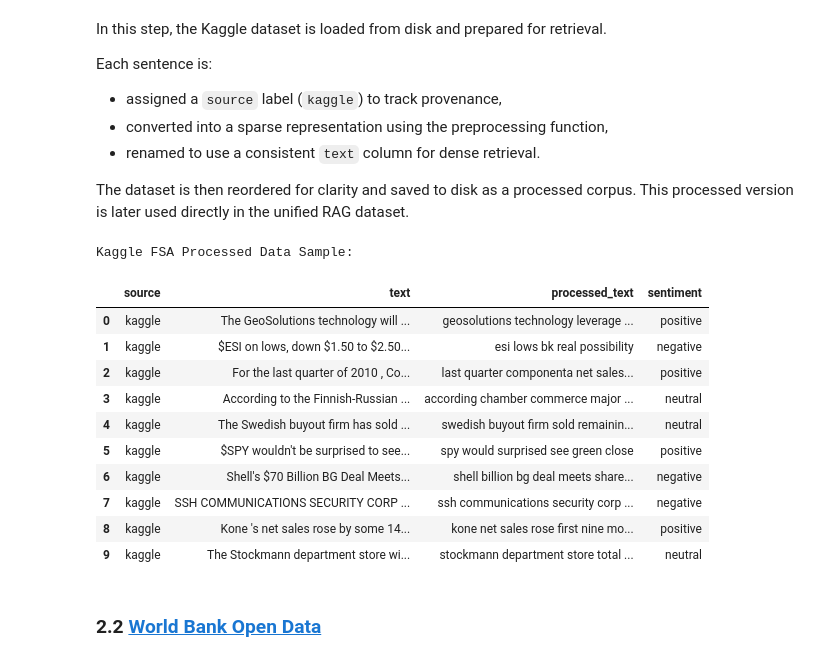
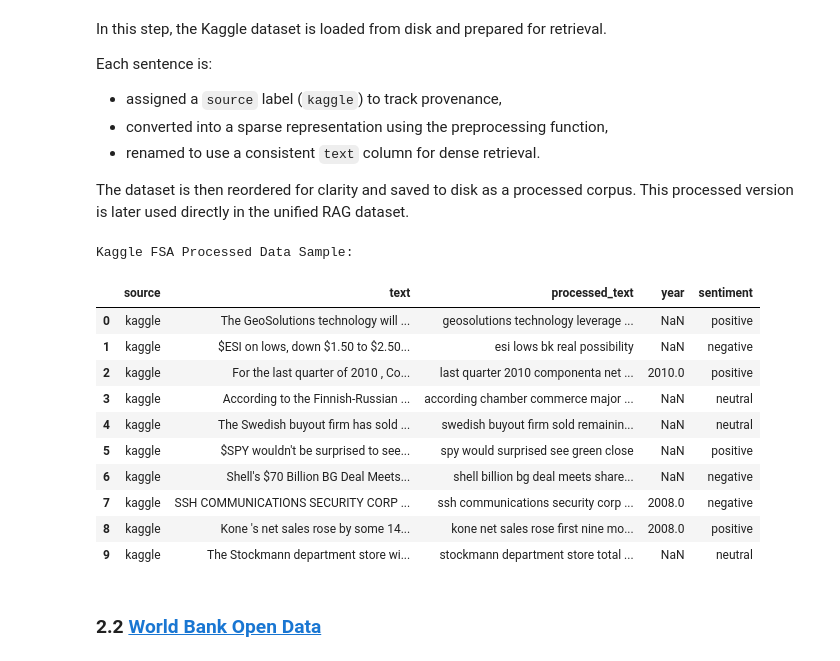
Before and after one commit to DavidF-22/ICS5111-MiningLargeScaleData_Project, a Jupyter notebook: RagAssignment.ipynb, the cells around one changed output. Cells and saved outputs as stored; diff of their text form; code cells hidden in the pictures.

```diff
--- a/RagAssignment.ipynb
+++ b/RagAssignment.ipynb
@@ -108,34 +115,46 @@ Each sentence is:
 The dataset is then reordered for clarity and saved to disk as a processed corpus. This processed version is later used directly in the unified RAG dataset.
 # %%
 # Load dataset from disk
-dataset = pd.read_csv(FSA_PATH)
+kaggle_dataset = pd.read_csv(FSA_PATH)
 
 # Apply preprocessing to dataset for each sentence and reorder columns for better readability
-dataset["source"] = "kaggle"
-dataset["processed_text"] = dataset["Sentence"].apply(tokenize_and_filter)
+kaggle_dataset["source"] = "kaggle"
+kaggle_dataset["processed_text"] = kaggle_dataset["Sentence"].apply(tokenize_and_filter, keep_years=True)
 
-dataset = dataset.rename(columns={"Sentence": "text", "Sentiment": "sentiment"})
-dataset = dataset[["source", "text", "processed_text", "sentiment"]]
+# Create a year column based on processed text (if any year exists in the text)
+def extract_year(text):
+    tokens = text.split()
+
+    for token in tokens:
+        if token.isdigit() and len(token) == 4:
+            return int(token)
+
+    return None
+
+kaggle_dataset["year"] = kaggle_dataset["processed_text"].apply(extract_year)
+
+kaggle_dataset = kaggle_dataset.rename(columns={"Sentence": "text", "Sentiment": "sentiment"})
+kaggle_dataset = kaggle_dataset[["source", "text", "processed_text", "year", "sentiment"]]
 
 print("Kaggle FSA Processed Data Sample:")
-display(dataset.head(10))
+display(kaggle_dataset.head(10))
 
 # Save processed dataset to disk
 KAGGLE_OUTPUT_PATH = DATA_TEMP_DIR / "kaggle_fsa_dataset.csv"
-dataset.to_csv(KAGGLE_OUTPUT_PATH, index=False)
+kaggle_dataset.to_csv(KAGGLE_OUTPUT_PATH, index=False)
 # %% [output]
 Kaggle FSA Processed Data Sample:
-|  | source | text | processed_text | sentiment |
-| 0 | kaggle | The GeoSolutions technology will ... | geosolutions technology leverage ... | positive |
-| 1 | kaggle | $ESI on lows, down $1.50 to $2.50... | esi lows bk real possibility | negative |
-| 2 | kaggle | For the last quarter of 2010 , Co... | last quarter componenta net sales... | positive |
-| 3 | kaggle | According to the Finnish-Russian ... | according chamber commerce major ... | neutral |
-| 4 | kaggle | The Swedish buyout firm has sold ... | swedish buyout firm sold remainin... | neutral |
-| 5 | kaggle | $SPY wouldn't be surprised to see... | spy would surprised see green close | positive |
-| 6 | kaggle | Shell's $70 Billion BG Deal Meets... | shell billion bg deal meets share... | negative |
-| 7 | kaggle | SSH COMMUNICATIONS SECURITY CORP ... | ssh communications security corp ... | negative |
-| 8 | kaggle | Kone 's net sales rose by some 14... | kone net sales rose first nine mo... | positive |
-| 9 | kaggle | The Stockmann department store wi... | stockmann department store total ... | neutral |
+|  | source | text | processed_text | year | sentiment |
+| 0 | kaggle | The GeoSolutions technology will ... | geosolutions technology leverage ... | NaN | positive |
+| 1 | kaggle | $ESI on lows, down $1.50 to $2.50... | esi lows bk real possibility | NaN | negative |
+| 2 | kaggle | For the last quarter of 2010 , Co... | last quarter 2010 componenta net ... | 2010.0 | positive |
+| 3 | kaggle | According to the Finnish-Russian ... | according chamber commerce major ... | NaN | neutral |
+| 4 | kaggle | The Swedish buyout firm has sold ... | swedish buyout firm sold remainin... | NaN | neutral |
+| 5 | kaggle | $SPY wouldn't be surprised to see... | spy would surprised see green close | NaN | positive |
+| 6 | kaggle | Shell's $70 Billion BG Deal Meets... | shell billion bg deal meets share... | NaN | negative |
+| 7 | kaggle | SSH COMMUNICATIONS SECURITY CORP ... | ssh communications security corp ... | 2008.0 | negative |
+| 8 | kaggle | Kone 's net sales rose by some 14... | kone net sales rose first nine mo... | 2008.0 | positive |
+| 9 | kaggle | The Stockmann department store wi... | stockmann department store total ... | NaN | neutral |
 # %% [markdown]
 ### 2.2 [World Bank Open Data](https://data.worldbank.org/)
 # %% [markdown]
```
Also changed, not shown: parts of 13 cells of this notebook, 3 other files.
